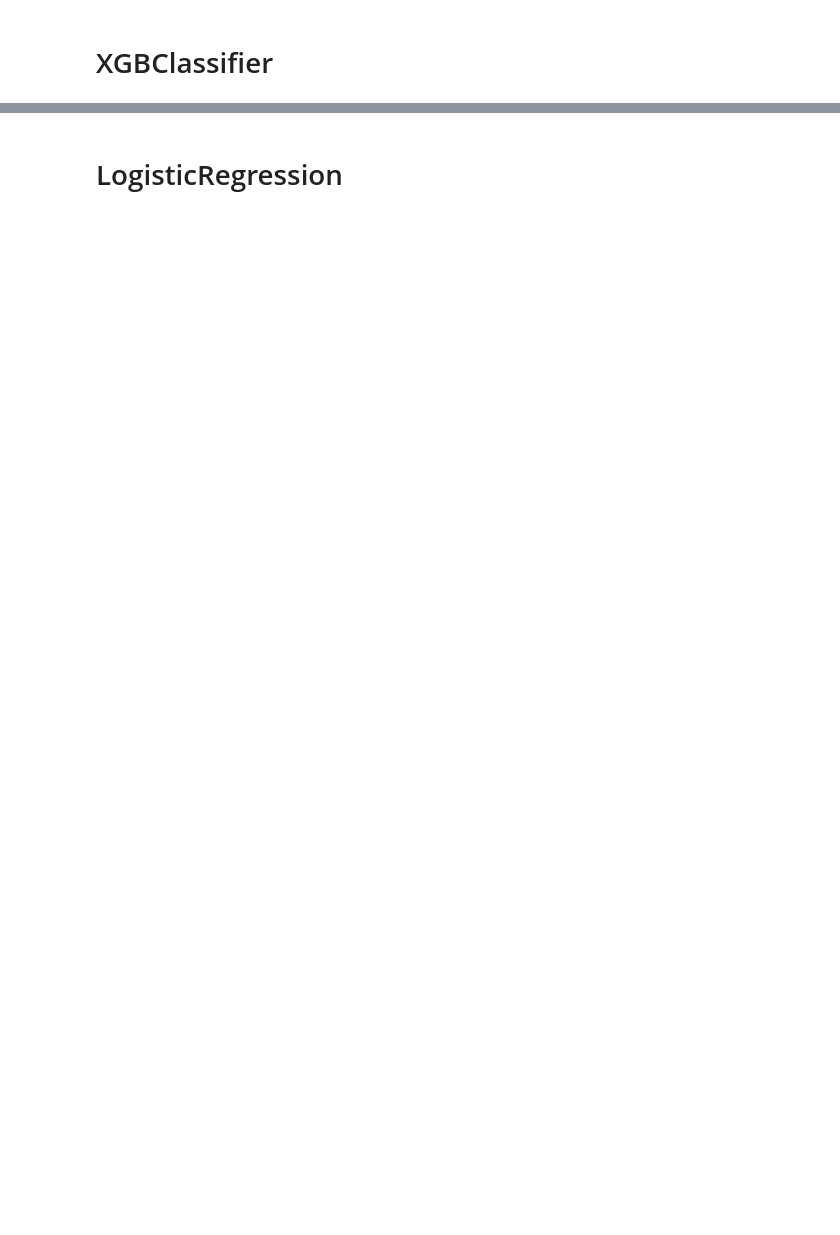
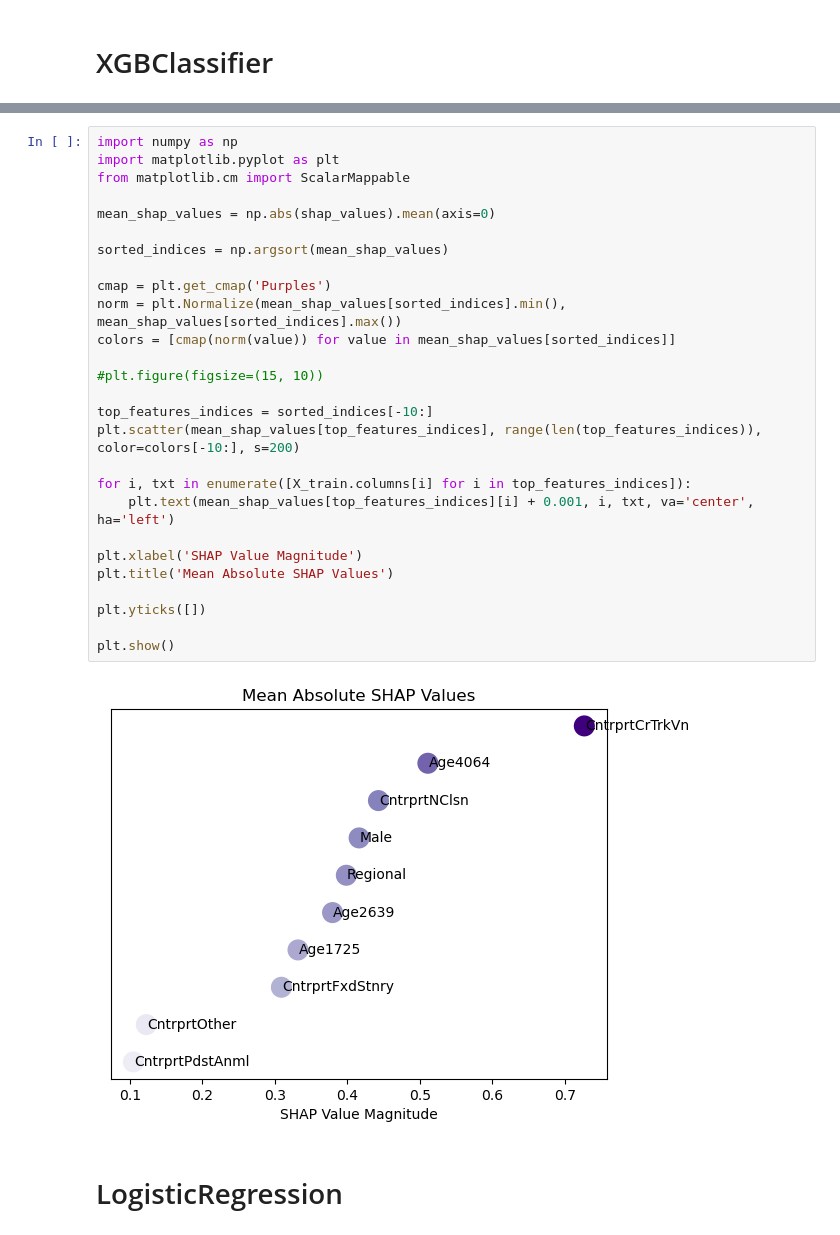
Before and after one commit to mraminamiri/National_Accident, a Jupyter notebook: imbalanc classification/imbalancecomparison.ipynb, the cells around one changed output, grey strips where cells are left out. Saved outputs shown, nothing was run; the diff lists cells and outputs as text; blank space fills up the shorter version.

```diff
--- a/imbalanc classification/imbalancecomparison.ipynb
+++ b/imbalanc classification/imbalancecomparison.ipynb
@@ -223,3 +209,32 @@ F1-score: 0.7774946339791877
+# %%
+import numpy as np
+import matplotlib.pyplot as plt
+from matplotlib.cm import ScalarMappable
+
+mean_shap_values = np.abs(shap_values).mean(axis=0)
+
+sorted_indices = np.argsort(mean_shap_values)
+
+cmap = plt.get_cmap('Purples')
+norm = plt.Normalize(mean_shap_values[sorted_indices].min(), mean_shap_values[sorted_indices].max())
+colors = [cmap(norm(value)) for value in mean_shap_values[sorted_indices]]
+
+#plt.figure(figsize=(15, 10))
+
+top_features_indices = sorted_indices[-10:]
+plt.scatter(mean_shap_values[top_features_indices], range(len(top_features_indices)), color=colors[-10:], s=200)
+
+for i, txt in enumerate([X_train.columns[i] for i in top_features_indices]):
+    plt.text(mean_shap_values[top_features_indices][i] + 0.001, i, txt, va='center', ha='left')
+
+plt.xlabel('SHAP Value Magnitude')
+plt.title('Mean Absolute SHAP Values')
+
+plt.yticks([])
+
+plt.show()
+# %% [output]
+[figure, added]
 # %% [markdown]
 # LogisticRegression
 # %%
```
Also changed, not shown: parts of 24 cells of this notebook.
